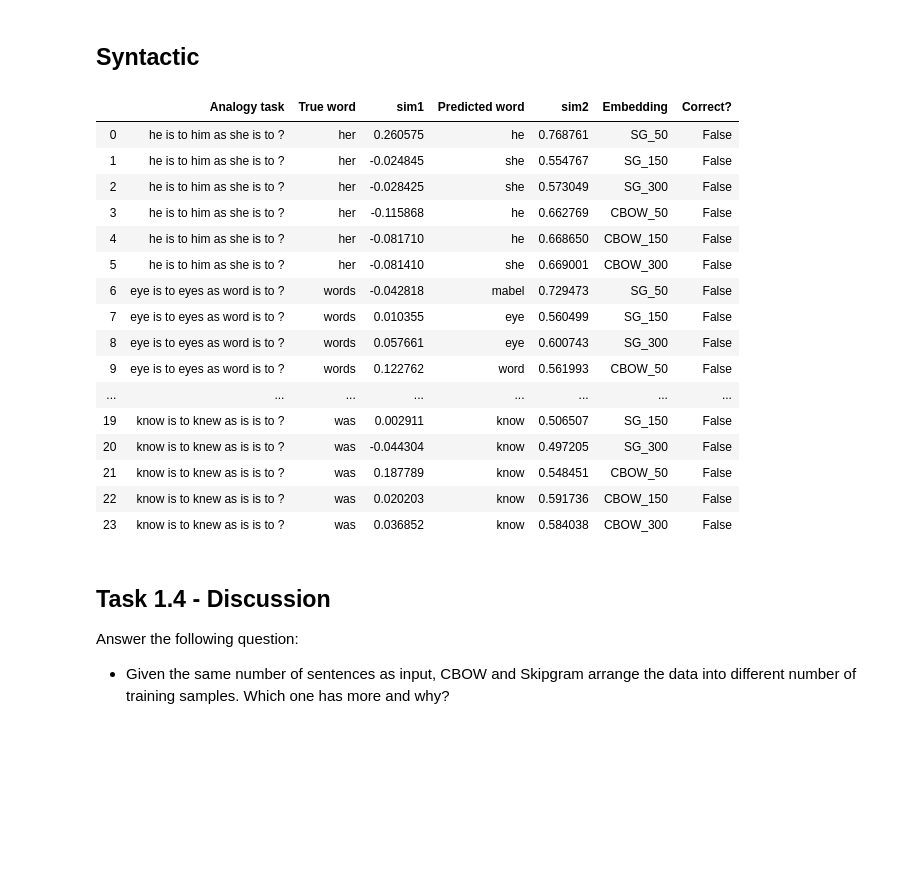
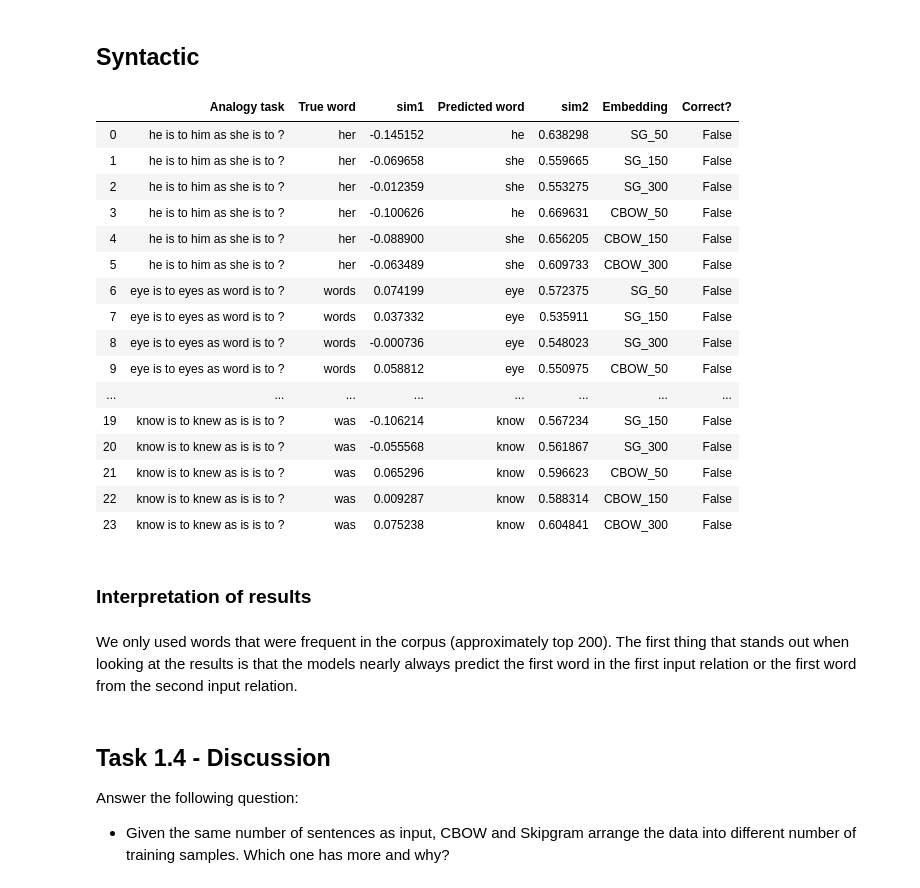
Before and after one commit to Joriswillems/deeplearning, a Jupyter notebook: assigment1/Assignment_1_(TF_2).ipynb, the cells around one changed output. Drawn from its saved outputs; the diff is of its cells as text; code cells hidden in the pictures; blank space fills up the shorter version.

```diff
--- a/assigment1/Assignment_1_(TF_2).ipynb
+++ b/assigment1/Assignment_1_(TF_2).ipynb
@@ -440,34 +436,39 @@ df_sem.groupby('Embedding')
 # %%
 df_syn = pd.DataFrame(columns = ['Analogy task', 'True word', 'sim1', 'Predicted word' ,'sim2', 'Embedding', 'Correct?'])
 
 firstRelations = [["he", "him"], ["eye", "eyes"], ["go", "went"],  ["know", "knew"]]
 secondRelations = [["she", "her"], ["word", "words"], ["do", "did"], ["is", "was"]]
 
 for rel_1, rel_2 in zip(firstRelations, secondRelations):
 
     for emb_name in emb_dict:
 
         output = analogyOutput(emb_name, rel_1, rel_2)
-        df = df.append(pd.Series(output, index=df.columns), ignore_index=True)
+        df_syn = df_syn.append(pd.Series(output, index=df.columns), ignore_index=True)
 df_syn
 # %% [output]
 |  | Analogy task | True word | sim1 | Predicted word | sim2 | Embedding | Correct? |
-| 0 | he is to him as she is to ? | her | 0.260575 | he | 0.768761 | SG_50 | False |
-| 1 | he is to him as she is to ? | her | -0.024845 | she | 0.554767 | SG_150 | False |
-| 2 | he is to him as she is to ? | her | -0.028425 | she | 0.573049 | SG_300 | False |
-| 3 | he is to him as she is to ? | her | -0.115868 | he | 0.662769 | CBOW_50 | False |
-| 4 | he is to him as she is to ? | her | -0.081710 | he | 0.668650 | CBOW_150 | False |
-| 5 | he is to him as she is to ? | her | -0.081410 | she | 0.669001 | CBOW_300 | False |
-| 6 | eye is to eyes as word is to ? | words | -0.042818 | mabel | 0.729473 | SG_50 | False |
-| 7 | eye is to eyes as word is to ? | words | 0.010355 | eye | 0.560499 | SG_150 | False |
-| 8 | eye is to eyes as word is to ? | words | 0.057661 | eye | 0.600743 | SG_300 | False |
-| 9 | eye is to eyes as word is to ? | words | 0.122762 | word | 0.561993 | CBOW_50 | False |
+| 0 | he is to him as she is to ? | her | -0.145152 | he | 0.638298 | SG_50 | False |
+| 1 | he is to him as she is to ? | her | -0.069658 | she | 0.559665 | SG_150 | False |
+| 2 | he is to him as she is to ? | her | -0.012359 | she | 0.553275 | SG_300 | False |
+| 3 | he is to him as she is to ? | her | -0.100626 | he | 0.669631 | CBOW_50 | False |
+| 4 | he is to him as she is to ? | her | -0.088900 | she | 0.656205 | CBOW_150 | False |
+| 5 | he is to him as she is to ? | her | -0.063489 | she | 0.609733 | CBOW_300 | False |
+| 6 | eye is to eyes as word is to ? | words | 0.074199 | eye | 0.572375 | SG_50 | False |
+| 7 | eye is to eyes as word is to ? | words | 0.037332 | eye | 0.535911 | SG_150 | False |
+| 8 | eye is to eyes as word is to ? | words | -0.000736 | eye | 0.548023 | SG_300 | False |
+| 9 | eye is to eyes as word is to ? | words | 0.058812 | eye | 0.550975 | CBOW_50 | False |
 | ... | ... | ... | ... | ... | ... | ... | ... |
-| 19 | know is to knew as is is to ? | was | 0.002911 | know | 0.506507 | SG_150 | False |
-| 20 | know is to knew as is is to ? | was | -0.044304 | know | 0.497205 | SG_300 | False |
-| 21 | know is to knew as is is to ? | was | 0.187789 | know | 0.548451 | CBOW_50 | False |
-| 22 | know is to knew as is is to ? | was | 0.020203 | know | 0.591736 | CBOW_150 | False |
-| 23 | know is to knew as is is to ? | was | 0.036852 | know | 0.584038 | CBOW_300 | False |
+| 19 | know is to knew as is is to ? | was | -0.106214 | know | 0.567234 | SG_150 | False |
+| 20 | know is to knew as is is to ? | was | -0.055568 | know | 0.561867 | SG_300 | False |
+| 21 | know is to knew as is is to ? | was | 0.065296 | know | 0.596623 | CBOW_50 | False |
+| 22 | know is to knew as is is to ? | was | 0.009287 | know | 0.588314 | CBOW_150 | False |
+| 23 | know is to knew as is is to ? | was | 0.075238 | know | 0.604841 | CBOW_300 | False |
+# %% [markdown]
+### Interpretation of results
+# %% [markdown]
+We only used words that were frequent in the corpus (approximately top 200).
+The first thing that stands out when looking at the results is that the models nearly always predict the first word in the first input relation or the first word from the second input relation.
 # %% [markdown]
 ## Task 1.4 - Discussion
 Answer the following question:
```
Also changed, not shown: parts of 3 cells of this notebook.
